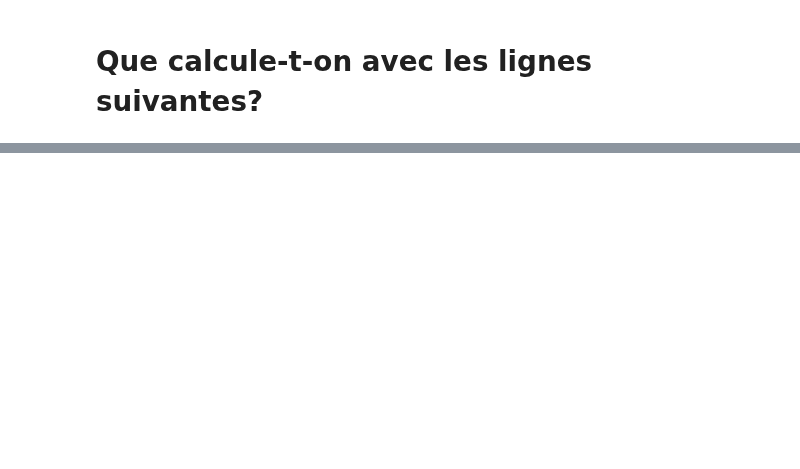
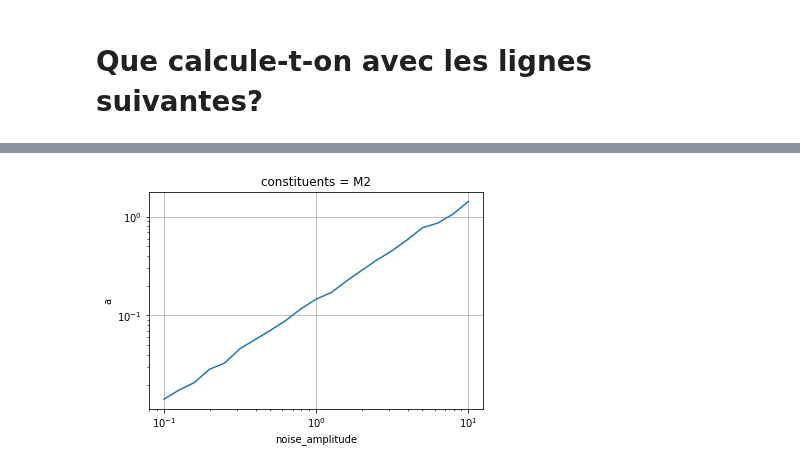
Before and after one commit to apatlpo/itide_ops, a Jupyter notebook: tipe_2019/synthetic.ipynb, the cells around one changed output, grey strips where cells are left out. Drawn from its saved outputs; the diff is of its cells as text; code cells hidden in the pictures; blank space fills up the shorter version.

```diff
--- a/tipe_2019/synthetic.ipynb
+++ b/tipe_2019/synthetic.ipynb
@@ -313,0 +365,8 @@ To use the future default and silence this warning we advise to pass `rcond=None
+# %%
+# noise amplitude
+D={}
+E = 10**np.arange(-1,1.1,.1)
+for e in E:
+    D[e] = solve_pb([1.], e, T=100., dt=1., N_realisations=1000,
+                    constituents=['M2'], omega=[1.9322])
+dsa = xr.concat(list(D.values()), pd.Series(E).rename('noise_amplitude'))
@@ -313,0 +375,5 @@ To use the future default and silence this warning we advise to pass `rcond=None
+# %%
+dsa.std('realisations').a.sel(constituents='M2').plot.line(x='noise_amplitude', xscale='log', yscale='log')
+plt.grid()
+# %% [output]
+[figure, added]
```
Also changed, not shown: parts of 22 cells of this notebook.
